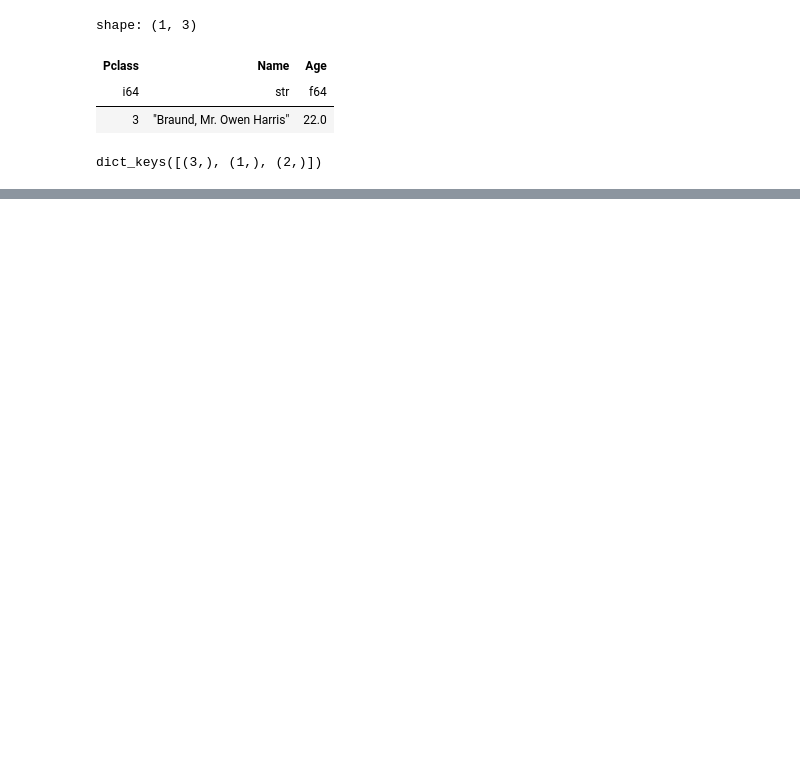
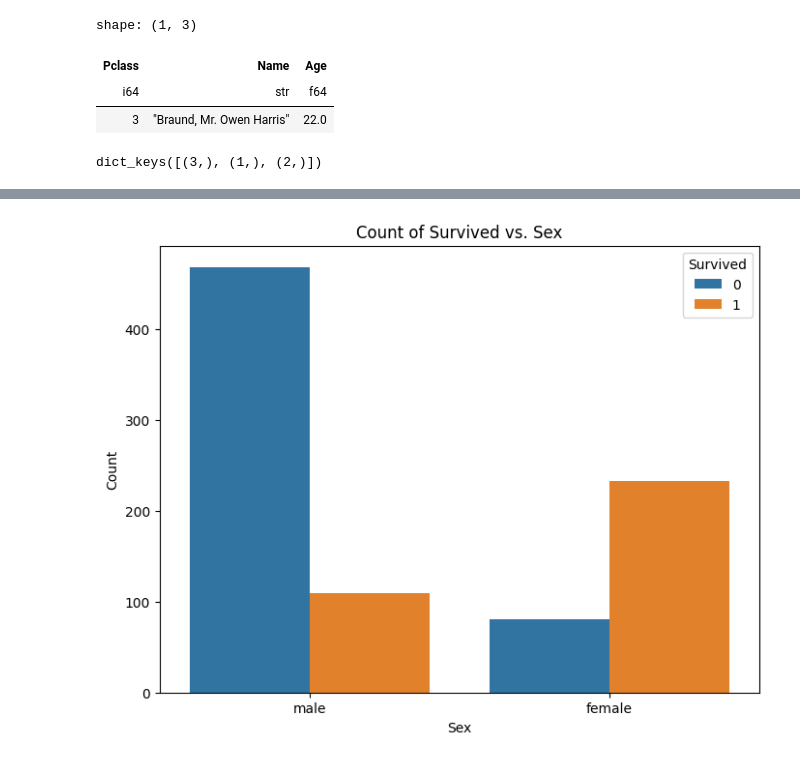
Before and after one commit to waara94/configs, a Jupyter notebook: notes/2.ipynb, the cells around one changed output, grey strips where cells are left out. Saved outputs shown, nothing was run; the diff lists cells and outputs as text; code cells hidden in the pictures; blank space fills up the shorter version.

```diff
--- a/notes/2.ipynb
+++ b/notes/2.ipynb
@@ -103,0 +116,15 @@ dict_keys([(3,), (1,), (2,)])
+# %%
+# Group by 'Sex' and 'Survived' and count occurrences
+grouped_df = df.group_by(["Sex", "Survived"]).agg(pl.len().alias("count"))
+
+# Convert to Pandas DataFrame for easier plotting
+grouped_df_pandas = grouped_df.to_pandas()
+
+# Plotting using Seaborn for better visualization
+plt.figure(figsize=(8, 6))
+sns.barplot(x="Sex", y="count", hue="Survived", data=grouped_df_pandas)
+plt.title("Count of Survived vs. Sex")
+plt.ylabel("Count")
+plt.show()
+# %% [output]
+[figure, added]
```
Also changed, not shown: parts of 2 cells of this notebook, 22 other files.
